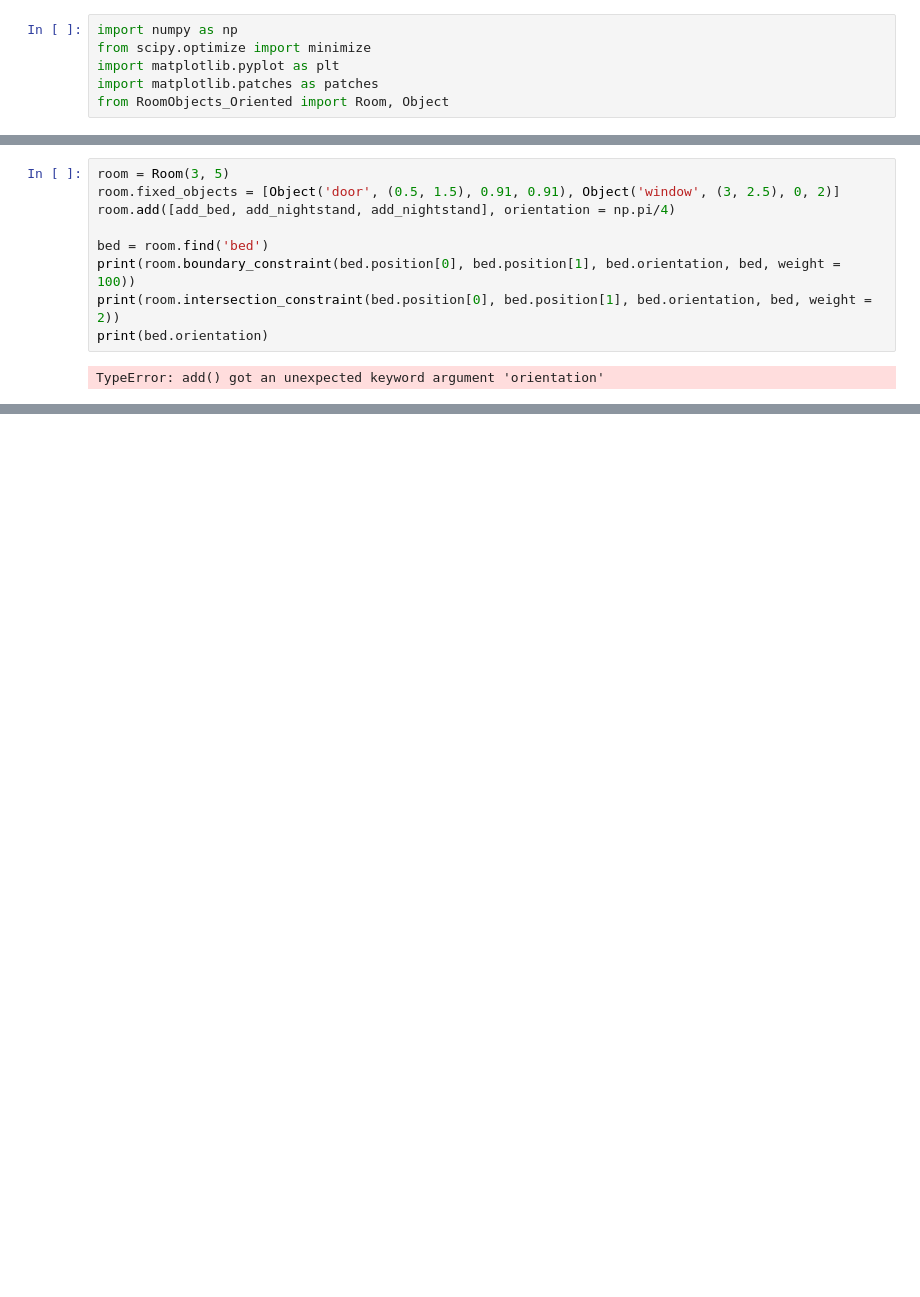
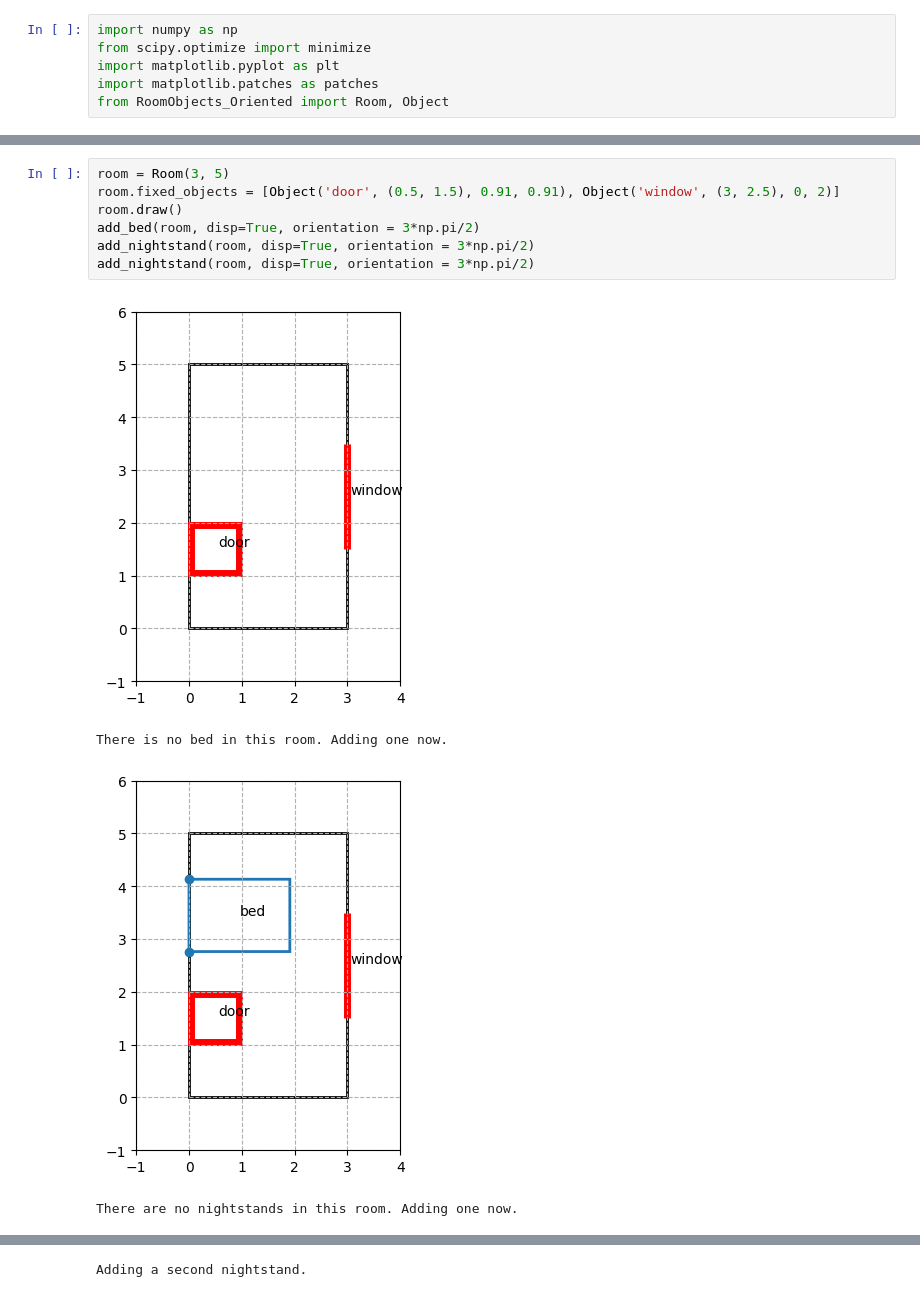
Before and after one commit to gabriellelittle1/MSc-Project, a Jupyter notebook: Orientation Addition/Bedroom.ipynb, the cells around one changed output, grey strips where cells are left out. Cells and saved outputs as stored; diff of their text form; blank space fills up the shorter version.

```diff
--- a/Orientation Addition/Bedroom.ipynb
+++ b/Orientation Addition/Bedroom.ipynb
@@ -187,11 +189,12 @@ def add_nightstand(room, disp = False, orientation = 0):
 # %%
 room = Room(3, 5)
 room.fixed_objects = [Object('door', (0.5, 1.5), 0.91, 0.91), Object('window', (3, 2.5), 0, 2)]
-room.add([add_bed, add_nightstand, add_nightstand], orientation = np.pi/4)
-
-bed = room.find('bed')
-print(room.boundary_constraint(bed.position[0], bed.position[1], bed.orientation, bed, weight = 100))
-print(room.intersection_constraint(bed.position[0], bed.position[1], bed.orientation, bed, weight = 2))
-print(bed.orientation)
+room.draw()
+add_bed(room, disp=True, orientation = 3*np.pi/2)
+add_nightstand(room, disp=True, orientation = 3*np.pi/2)
+add_nightstand(room, disp=True, orientation = 3*np.pi/2)
 # %% [output]
+[figure, added]
-TypeError: add() got an unexpected keyword argument 'orientation'
+There is no bed in this room. Adding one now.
+[figure, added]
+There are no nightstands in this room. Adding one now.
@@ -197,0 +202 @@ TypeError: add() got an unexpected keyword argument 'orientation'
+Adding a second nightstand.
```
Also changed, not shown: parts of 5 cells of this notebook, 2 other files.
